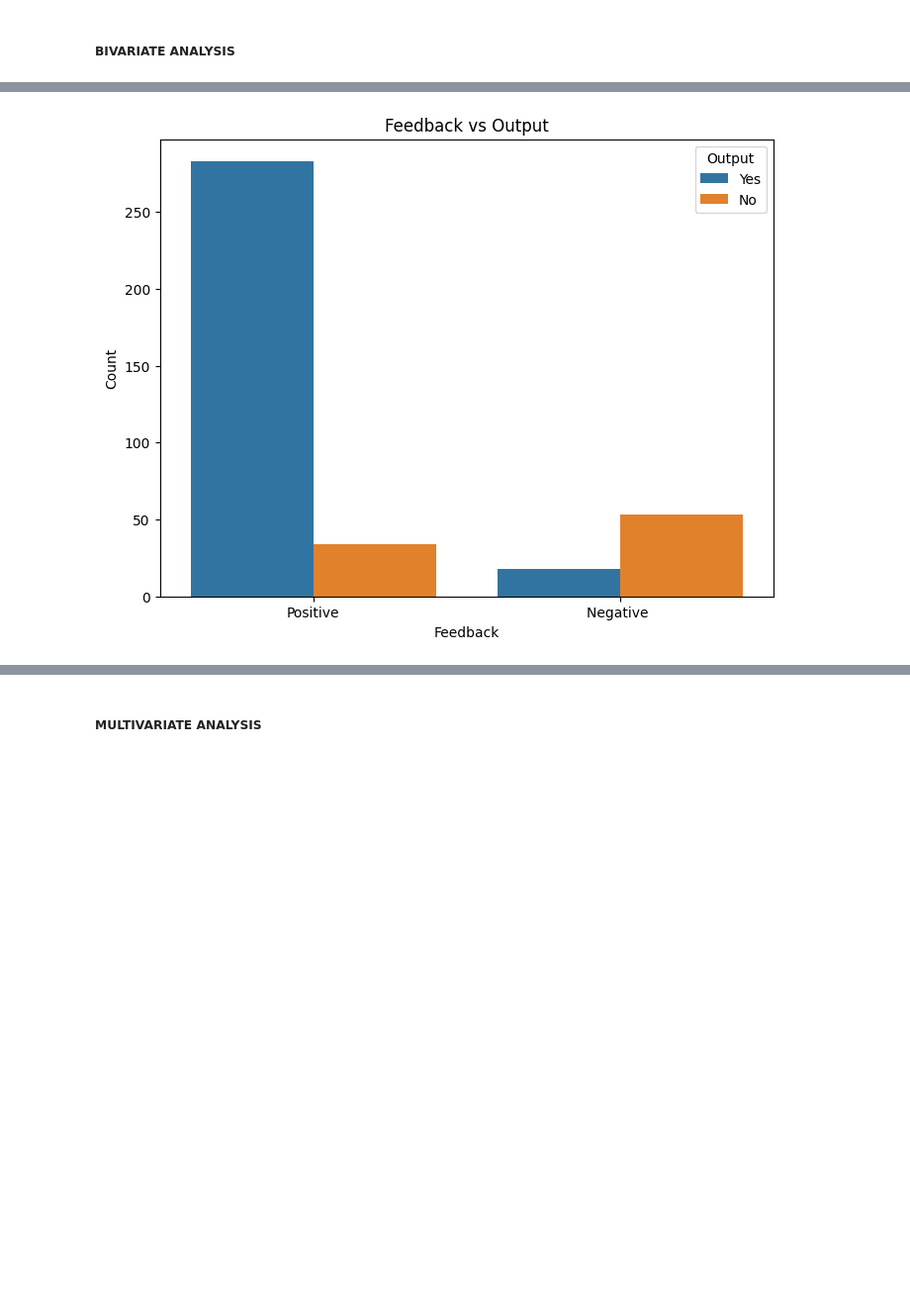
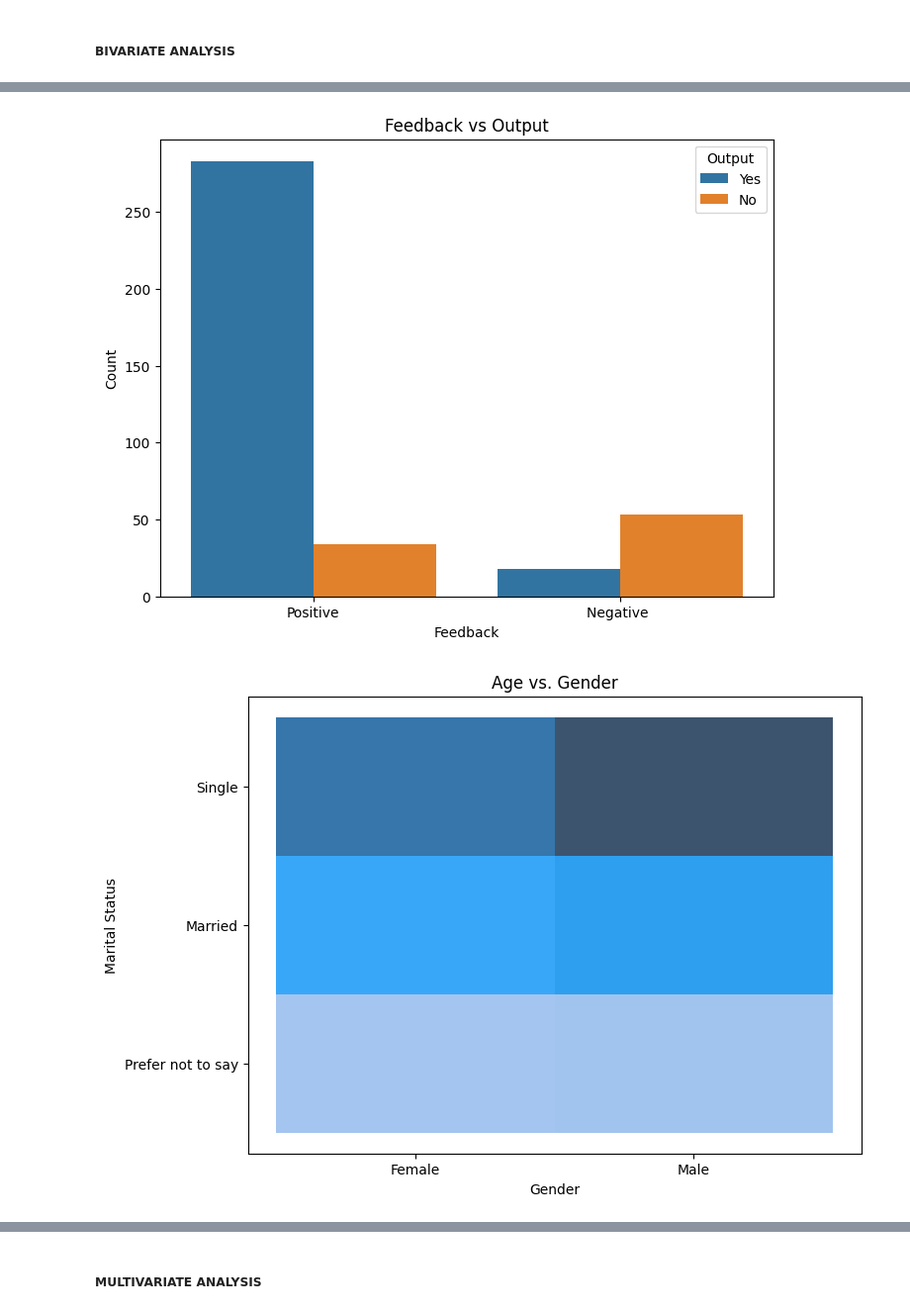
Before and after one commit to kwabenaboateng/ONLINE-FOOD, a Jupyter notebook: online food.ipynb, the cells around one changed output, grey strips where cells are left out. Shown at 99% size. Saved outputs shown, nothing was run; the diff lists cells and outputs as text; code cells hidden in the pictures; blank space fills up the shorter version.

Commit message:
Bivariate Analysis Updated

```diff
--- a/online food.ipynb
+++ b/online food.ipynb
@@ -251,30 +251,47 @@ plt.show()
 plt.figure(figsize=(8, 6))
 sns.countplot(x='Educational Qualifications', hue='Output', data=online_food)
 plt.title('Educational Qualifications vs Output')
 plt.xlabel('Educational Qualifications')
 plt.ylabel('Count')
 plt.show()
 
 # Bivariate analysis for 'Family size' vs 'Output'
 plt.figure(figsize=(10, 6))
 sns.boxplot(x='Output', y='Family size', data=online_food)
 plt.title('Family size vs Output')
 plt.xlabel('Output')
 plt.ylabel('Family size')
 plt.show()
 
 # Bivariate analysis for 'Feedback' vs 'Output'
 plt.figure(figsize=(8, 6))
 sns.countplot(x='Feedback', hue='Output', data=online_food)
 plt.title('Feedback vs Output')
 plt.xlabel('Feedback')
 plt.ylabel('Count')
 plt.show()
+
+# Histplot
+plt.figure(figsize=(8, 6))
+sns.histplot(x='Gender', y='Marital Status', data=online_food)
+plt.title('Age vs. Gender')
+plt.xlabel('Gender')
+plt.ylabel('Marital Status')
+plt.show()
+
+# Bivariate analysis for 'Monthly Income' vs 'Output'
+plt.figure(figsize=(10, 6))
+sns.histplot(x='Output', y='Monthly Income', data = online_food)
+plt.title('Monthly Income vs Output')
+plt.xlabel('Output')
+plt.ylabel('Monthly Income')
+plt.show()
 # %% [output]
 [figure]
 [figure]
 [figure]
 [figure]
 [figure]
 [figure]
 [figure]
+[figure, added]
```
Also changed, not shown: parts of 4 cells of this notebook.
